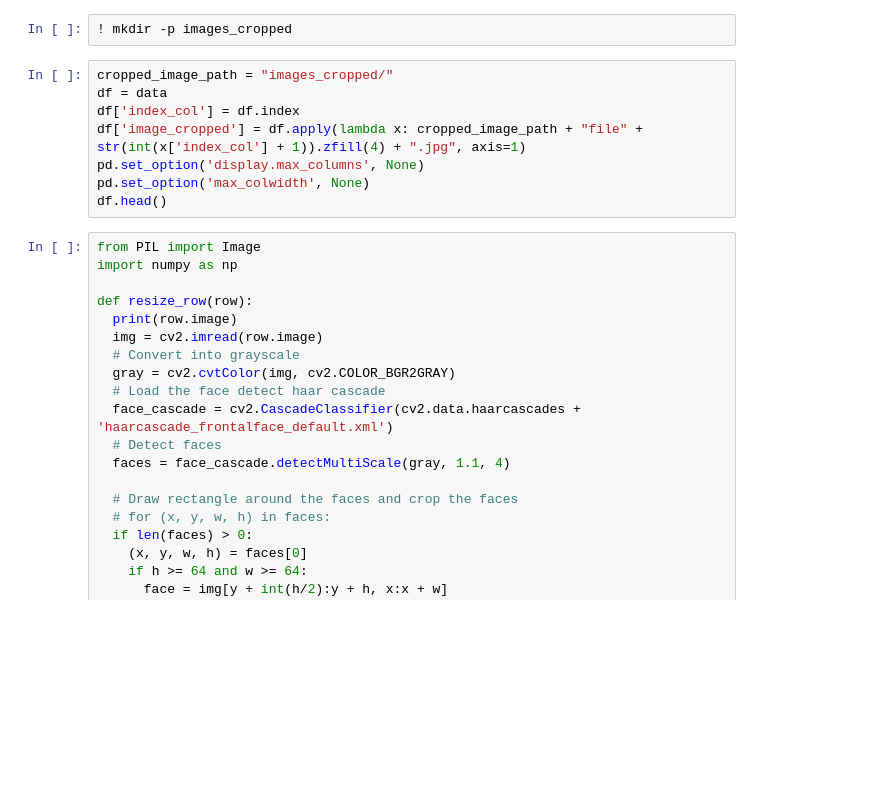
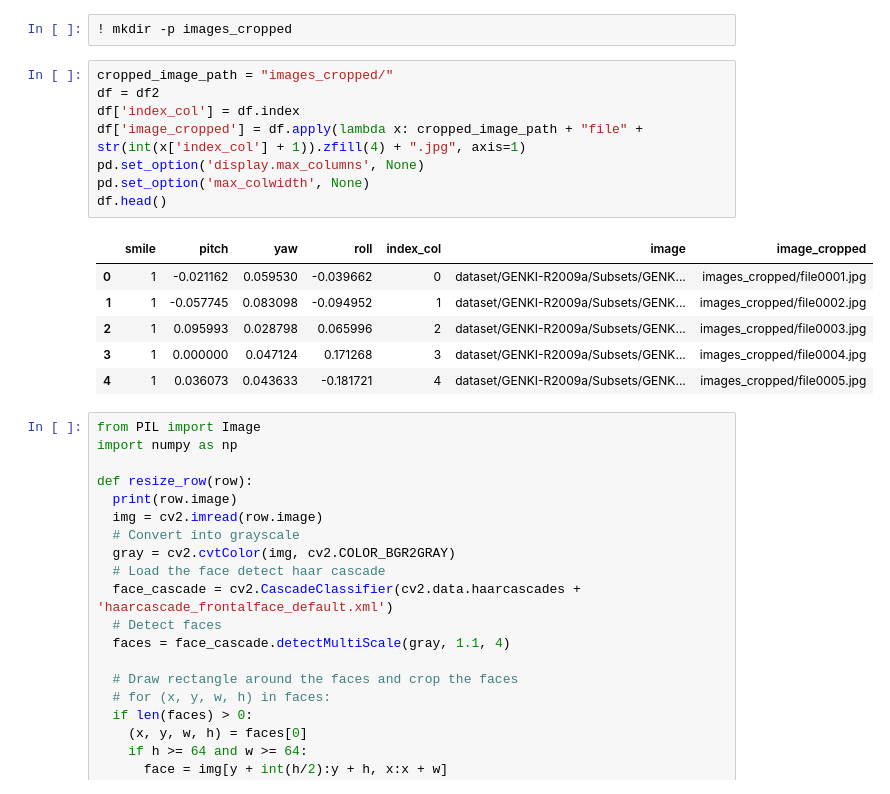
Before and after one commit to sean-halpin/cycle_gan_aif1_mouth_only, a Jupyter notebook: cyclegan.ipynb, the cells around one changed output. Cells and saved outputs as stored; diff of their text form; blank space fills up the shorter version.

```diff
--- a/cyclegan.ipynb
+++ b/cyclegan.ipynb
@@ -103,12 +190,19 @@ for i,row in df1.head(1).iterrows():
 ! mkdir -p images_cropped
 # %%
 cropped_image_path = "images_cropped/"
-df = data
+df = df2
 df['index_col'] = df.index
 df['image_cropped'] = df.apply(lambda x: cropped_image_path + "file" + str(int(x['index_col'] + 1)).zfill(4) + ".jpg", axis=1)
 pd.set_option('display.max_columns', None)
 pd.set_option('max_colwidth', None)
 df.head()
+# %% [output]
+|  | smile | pitch | yaw | roll | index_col | image | image_cropped |
+| 0 | 1 | -0.021162 | 0.059530 | -0.039662 | 0 | dataset/GENKI-R2009a/Subsets/GENK... | images_cropped/file0001.jpg |
+| 1 | 1 | -0.057745 | 0.083098 | -0.094952 | 1 | dataset/GENKI-R2009a/Subsets/GENK... | images_cropped/file0002.jpg |
+| 2 | 1 | 0.095993 | 0.028798 | 0.065996 | 2 | dataset/GENKI-R2009a/Subsets/GENK... | images_cropped/file0003.jpg |
+| 3 | 1 | 0.000000 | 0.047124 | 0.171268 | 3 | dataset/GENKI-R2009a/Subsets/GENK... | images_cropped/file0004.jpg |
+| 4 | 1 | 0.036073 | 0.043633 | -0.181721 | 4 | dataset/GENKI-R2009a/Subsets/GENK... | images_cropped/file0005.jpg |
 # %%
 from PIL import Image
 import numpy as np
```
Also changed, not shown: parts of 53 cells of this notebook.
